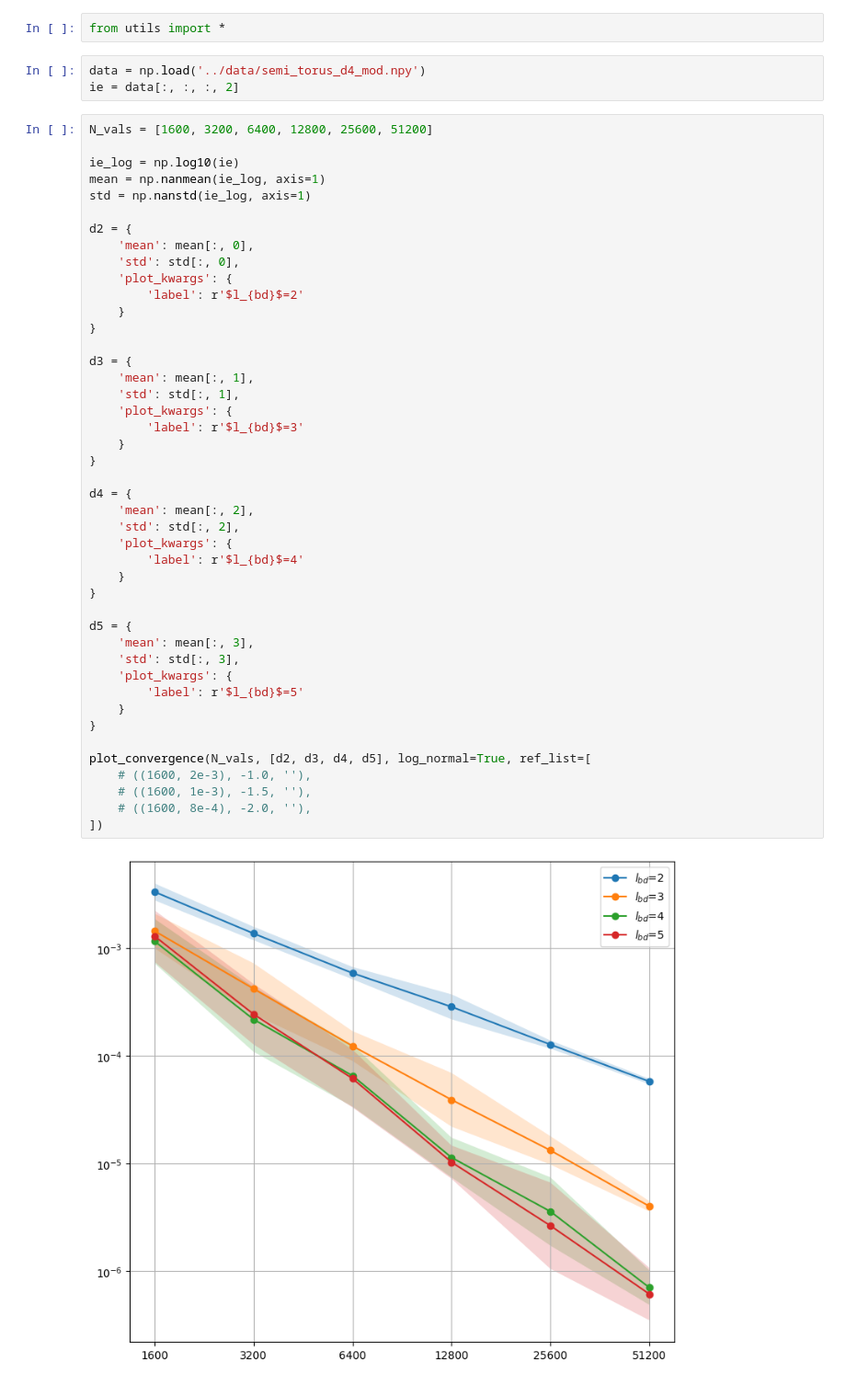
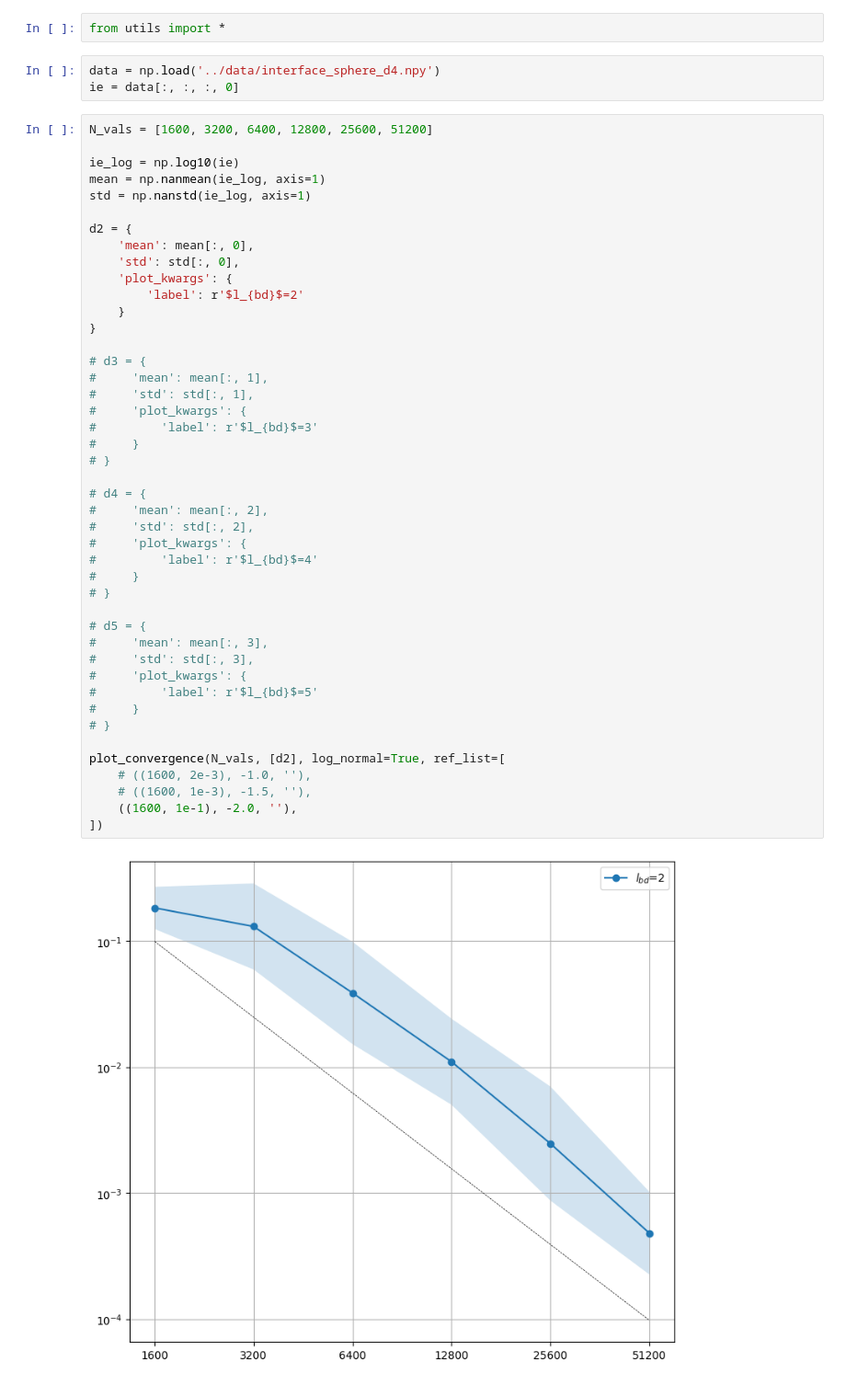
Before and after one commit to leventunord/gRBF-FD-boundary, a Jupyter notebook: notebooks/ie.ipynb, the cells around one changed output. Shown at 92% size. Drawn from its saved outputs; the diff is of its cells as text.

Commit message:
add: eigs_semi_sphere & interface_sphere

```diff
--- a/notebooks/ie.ipynb
+++ b/notebooks/ie.ipynb
@@ -14,51 +14,51 @@ if project_root not in sys.path:
 # %%
 from utils import *
 # %%
-data = np.load('../data/semi_torus_d4_mod.npy')
-ie = data[:, :, :, 2]
+data = np.load('../data/interface_sphere_d4.npy')
+ie = data[:, :, :, 0]
 # %%
 N_vals = [1600, 3200, 6400, 12800, 25600, 51200]
 
 ie_log = np.log10(ie)
 mean = np.nanmean(ie_log, axis=1)
 std = np.nanstd(ie_log, axis=1)
 
 d2 = {
     'mean': mean[:, 0],
     'std': std[:, 0],
     'plot_kwargs': {
         'label': r'$l_{bd}$=2'
     }
 }
 
-d3 = {
-    'mean': mean[:, 1],
-    'std': std[:, 1],
-    'plot_kwargs': {
-        'label': r'$l_{bd}$=3'
-    }
-}
+# d3 = {
+#     'mean': mean[:, 1],
+#     'std': std[:, 1],
+#     'plot_kwargs': {
+#         'label': r'$l_{bd}$=3'
+#     }
+# }
 
-d4 = {
-    'mean': mean[:, 2],
-    'std': std[:, 2],
-    'plot_kwargs': {
-        'label': r'$l_{bd}$=4'
-    }
-}
+# d4 = {
+#     'mean': mean[:, 2],
+#     'std': std[:, 2],
+#     'plot_kwargs': {
+#         'label': r'$l_{bd}$=4'
+#     }
+# }
 
-d5 = {
-    'mean': mean[:, 3],
-    'std': std[:, 3],
-    'plot_kwargs': {
-        'label': r'$l_{bd}$=5'
-    }
-}
+# d5 = {
+#     'mean': mean[:, 3],
+#     'std': std[:, 3],
+#     'plot_kwargs': {
+#         'label': r'$l_{bd}$=5'
+#     }
+# }
 
-plot_convergence(N_vals, [d2, d3, d4, d5], log_normal=True, ref_list=[
+plot_convergence(N_vals, [d2], log_normal=True, ref_list=[
     # ((1600, 2e-3), -1.0, ''),
     # ((1600, 1e-3), -1.5, ''),
-    # ((1600, 8e-4), -2.0, ''),
+    ((1600, 1e-1), -2.0, ''),
 ])
 # %% [output]
-[figure, old version]
+[figure, new version]
```
Also changed, not shown: 5 other files.
